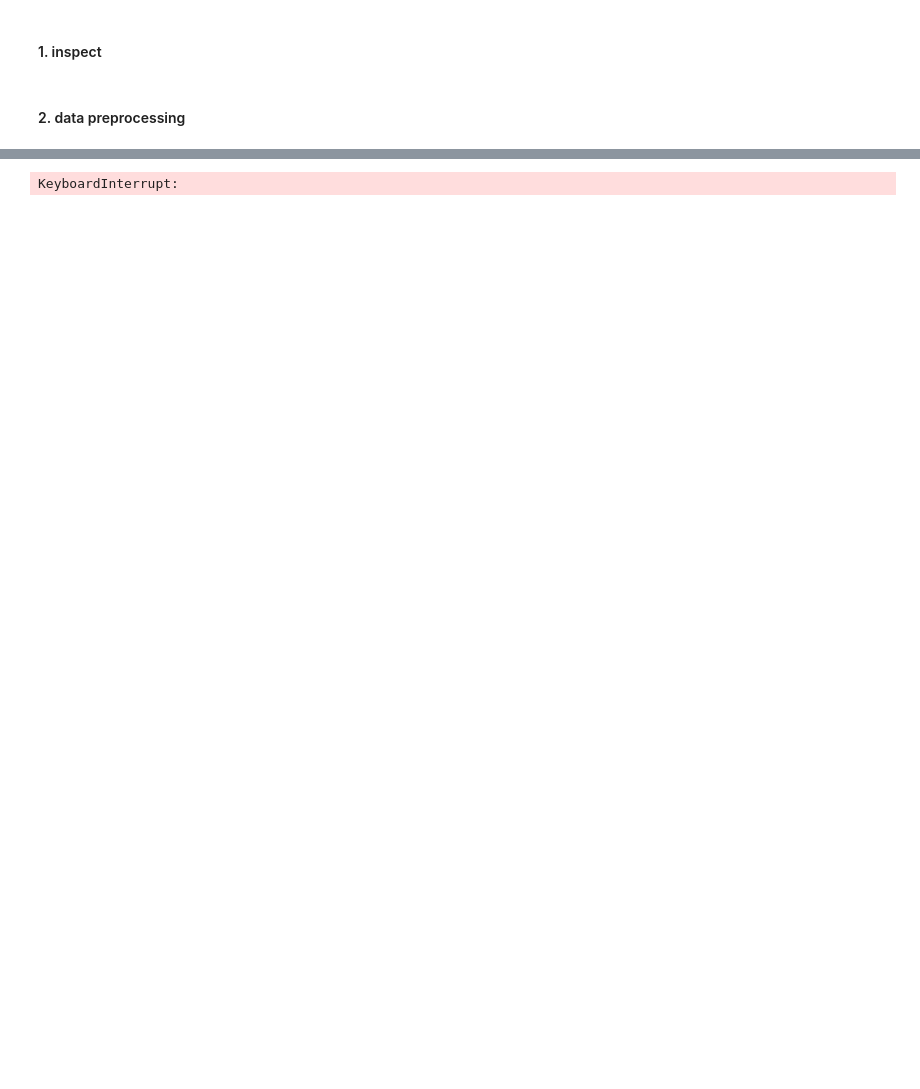
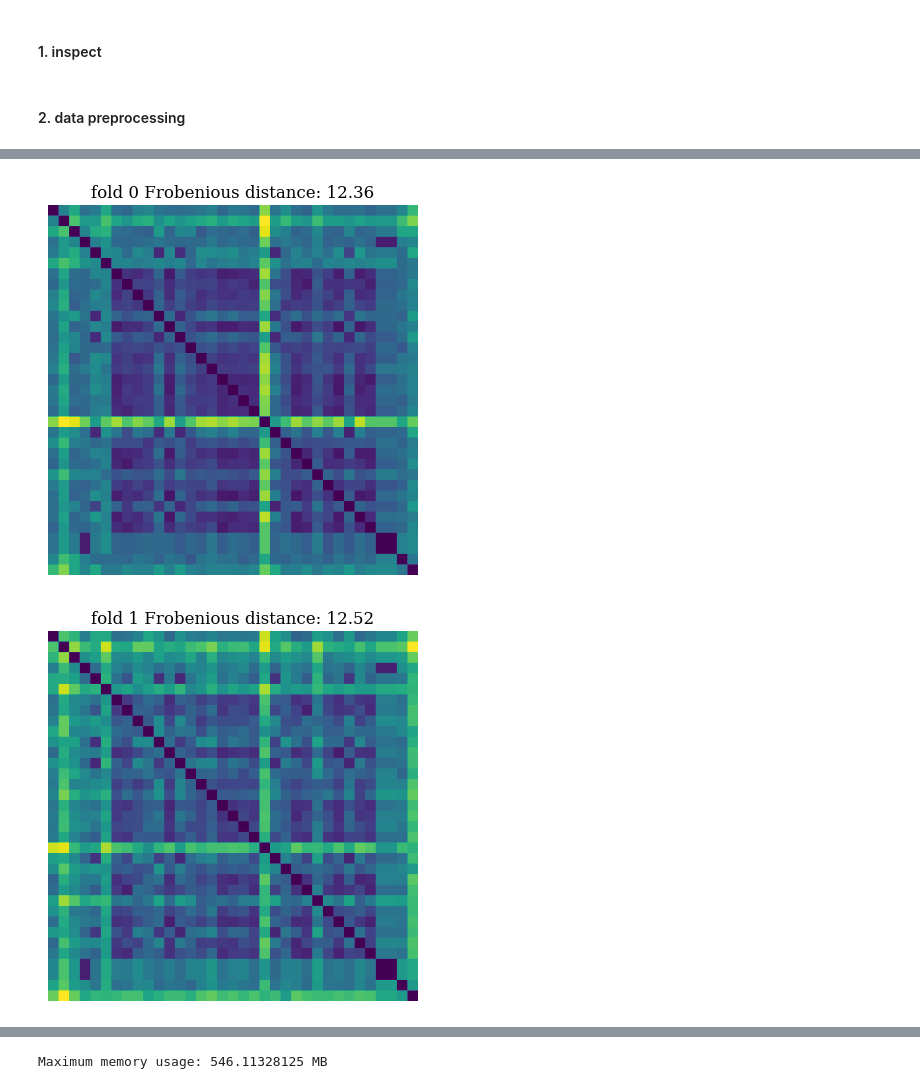
Before and after one commit to ylinbel/BIO-GNN, a Jupyter notebook: demo.ipynb, the cells around one changed output, grey strips where cells are left out. Saved outputs shown, nothing was run; the diff lists cells and outputs as text; code cells hidden in the pictures; blank space fills up the shorter version.

```diff
--- a/demo.ipynb
+++ b/demo.ipynb
@@ -42,8 +43,8 @@ lr = 0.005
 model_name = "demo"
 CONV1 = CONV2 = CONV3 = 8
 
-lambda_r = 0
-lambda_b = 5
+lambda_r = 100
+lambda_b = 50
 patience = 3
 convergence_threshold = 0.01
 
@@ -82,16 +83,22 @@ MODEL_PARAMS = {
         "convergence_threshold" : convergence_threshold,
     }
 # %%
-np.random.seed(35813)
-torch.manual_seed(35813)
-models = BIO_GNN.train_model(
-                CONFIG["X"],
-                model_params=MODEL_PARAMS,
+def train_model_with_profiling():
+    np.random.seed(35813)
+    models = BIO_GNN.train_model(
+        CONFIG["X"],
+        model_params=MODEL_PARAMS,
+        n_max_epochs=CONFIG["N_max_epochs"],
+        n_folds=CONFIG["n_folds"],
+        random_sample_size=CONFIG["random_sample_size"],
+        early_stop=CONFIG["early_stop"],
+        model_name=CONFIG["model_name"]
+    )
+    return models
 
+# Profile memory usage
+mem_usage = memory_usage(train_model_with_profiling, interval=1, timeout=1)
+max_mem_usage = max(mem_usage)
 
-                n_max_epochs=CONFIG["N_max_epochs"],
-                n_folds=CONFIG["n_folds"],
-                random_sample_size=CONFIG["random_sample_size"],
-                early_stop=CONFIG["early_stop"],
-                model_name=CONFIG["model_name"])
+print(f"Maximum memory usage: {max_mem_usage} MB")
 # %% [output]
@@ -114,0 +122,2 @@ Epoch: 110  |  cbt loss : 12.54 | reservoir loss : 0.0000 | bio loss : 0.33051 |
+[figure, added]
+[figure, added]
@@ -115 +127 @@ Epoch: 110  |  cbt loss : 12.54 | reservoir loss : 0.0000 | bio loss : 0.33051 |
-KeyboardInterrupt:
+Maximum memory usage: 546.11328125 MB
```
Also changed, not shown: parts of 2 cells of this notebook, 42 other files.
